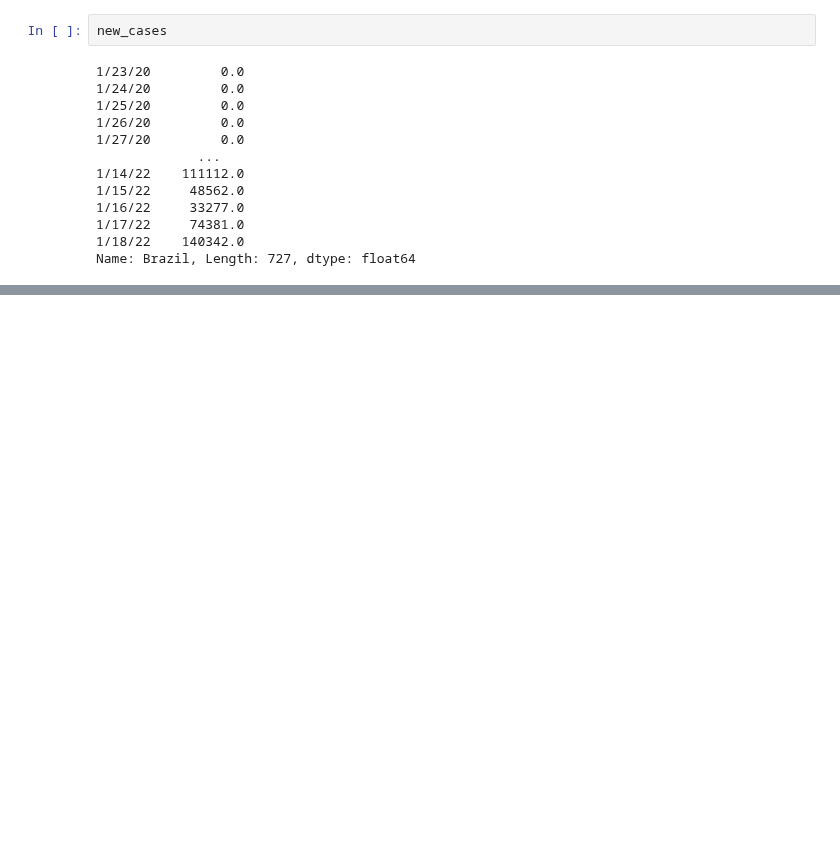
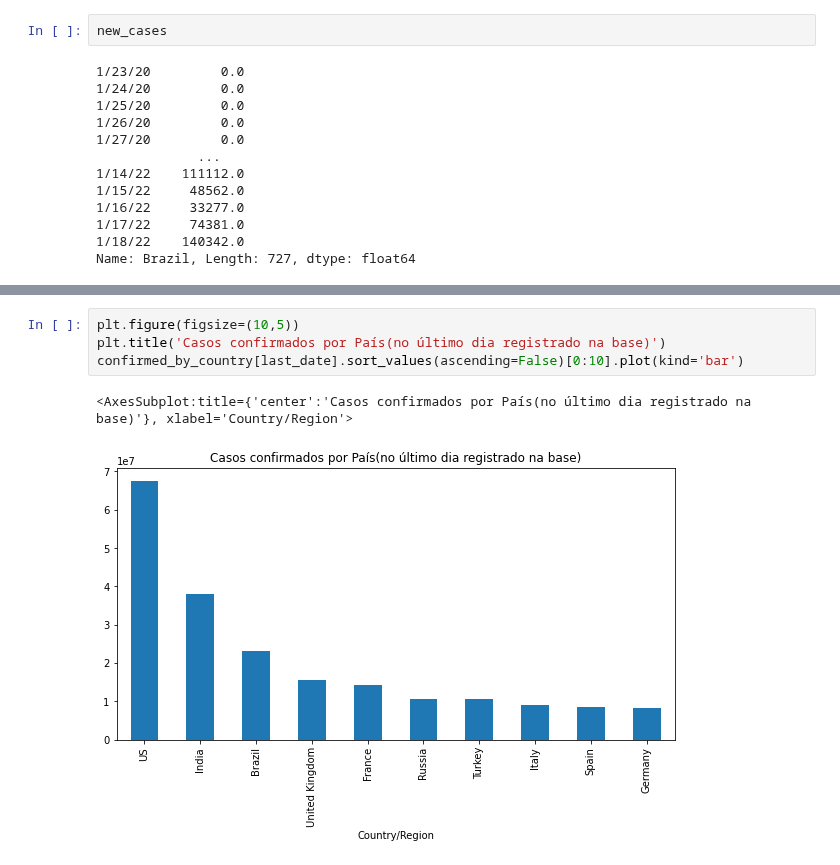
Before and after one commit to 6abi/data-science, a Jupyter notebook: ds_na_medicina/covid19.ipynb, the cells around one changed output, grey strips where cells are left out. Cells and saved outputs as stored; diff of their text form; blank space fills up the shorter version.

```diff
--- a/ds_na_medicina/covid19.ipynb
+++ b/ds_na_medicina/covid19.ipynb
@@ -125,0 +148,7 @@ new_cases.plot()
+# %%
+plt.figure(figsize=(10,5))
+plt.title('Casos confirmados por País(no último dia registrado na base)')
+confirmed_by_country[last_date].sort_values(ascending=False)[0:10].plot(kind='bar')
+# %% [output]
+<AxesSubplot:title={'center':'Casos confirmados por País(no último dia registrado na base)'}, xlabel='Country/Region'>
+[figure, added]
```
Also changed, not shown: parts of 3 cells of this notebook.
